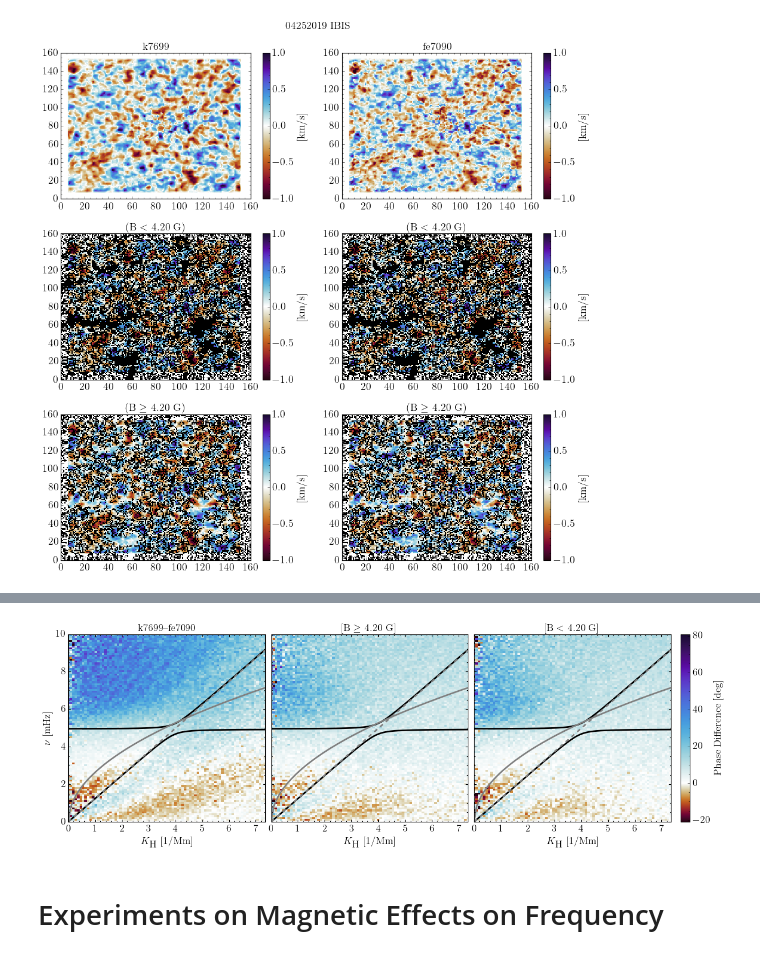
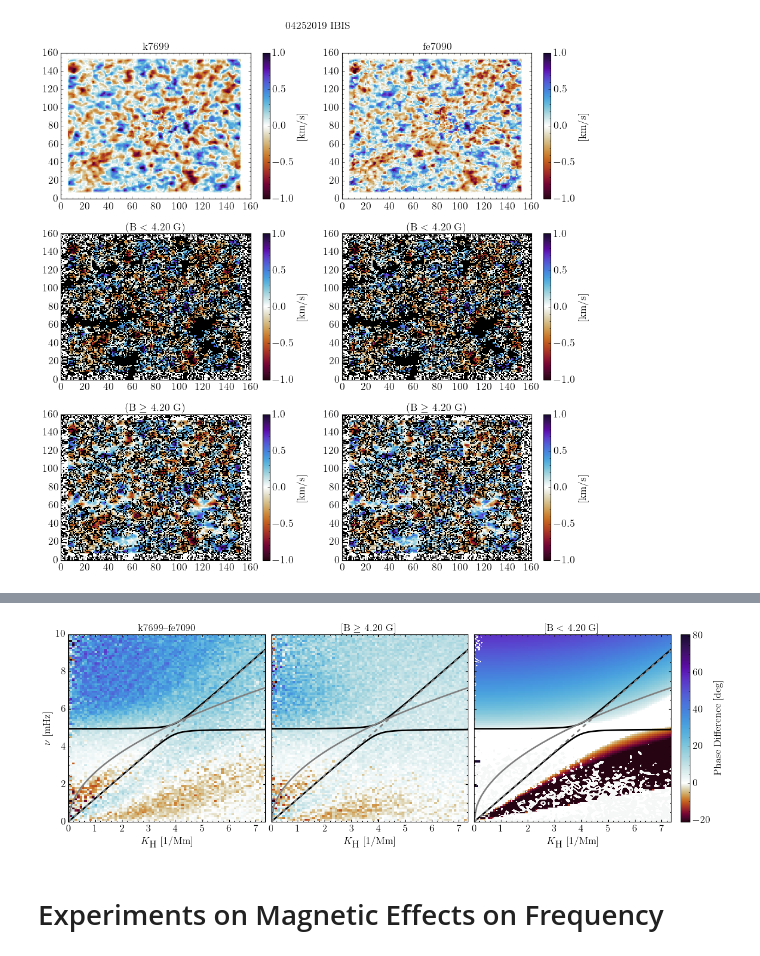
Before and after one commit to JulioM1823/Vesa_2026, a Jupyter notebook: Code/J_AGW_Magnetic_Field_Effects/notebook_filter_magnetic_field.ipynb, the cells around one changed output, grey strips where cells are left out. Drawn from its saved outputs; the diff is of its cells as text; code cells hidden in the pictures.

```diff
--- a/Code/J_AGW_Magnetic_Field_Effects/notebook_filter_magnetic_field.ipynb
+++ b/Code/J_AGW_Magnetic_Field_Effects/notebook_filter_magnetic_field.ipynb
@@ -840,12 +1515,21 @@ axs[1].set_title(r"[B $\geq$ {:.2f} G]".format(chosen_mag_val))
 im4 = axs[2].pcolormesh(
     KH / convert_arcseconds_to_Mm,
     NU,
-    spectrum_nonmagnetic,
+    np.swapaxes(delta_phi, 0, 1),
     cmap=cmap,
     shading="auto",
     norm=mcolors.TwoSlopeNorm(vmin=vmin, vcenter=0.0, vmax=vmax),
     rasterized=True,
 )
+
+axs[2].contourf(
+    KH / convert_arcseconds_to_Mm,
+    NU,
+        spectrum_nonmagnetic,
+        cmap = 'RdBu',
+        levels = [-1, 1],
+        linestyles="--",
+    )
 
 
 # cbar = plt.colorbar(im4, ax=ax4)
@@ -877,34 +1561,34 @@ for ax in axs.flat:
         horizontal_array / convert_arcseconds_to_Mm,
         np.sqrt(qval1) * 1000 / (2 * np.pi),
         color=color_regime,
         linewidth=2.5,
     )
     ax.plot(
         horizontal_array / convert_arcseconds_to_Mm,
         np.sqrt(qval2) * 1000 / (2 * np.pi),
         color=color_regime,
         linewidth=2.5,
     )
     ax.plot(
         horizontal_array / convert_arcseconds_to_Mm,
         surface_fmode * 1000 / (2 * np.pi),
         color=color_fmode,
         linewidth=2.5,
     )
     ax.plot(
         horizontal_array / convert_arcseconds_to_Mm,
         lamb_curve * 1000 / (2 * np.pi),
         color=color_lamb,
         linewidth=2.5,
         linestyle="--",
     )
 
 fig.set_constrained_layout_pads(wspace=-0.0001, hspace=-0.0001)
 
 # fig.savefig("%s_%s_%s_masked_magnetic_field.png"%(spectral_line_higher,spectral_line_lower,fname_type), dpi=400, bbox_inches="tight")
 plt.show()
 # %% [output]
-[figure, old version]
+[figure, new version]
 # %% [markdown]
 # Experiments on Magnetic Effects on Frequency
 # %%
```
Also changed, not shown: parts of 1 cell of this notebook, 7 other files.
